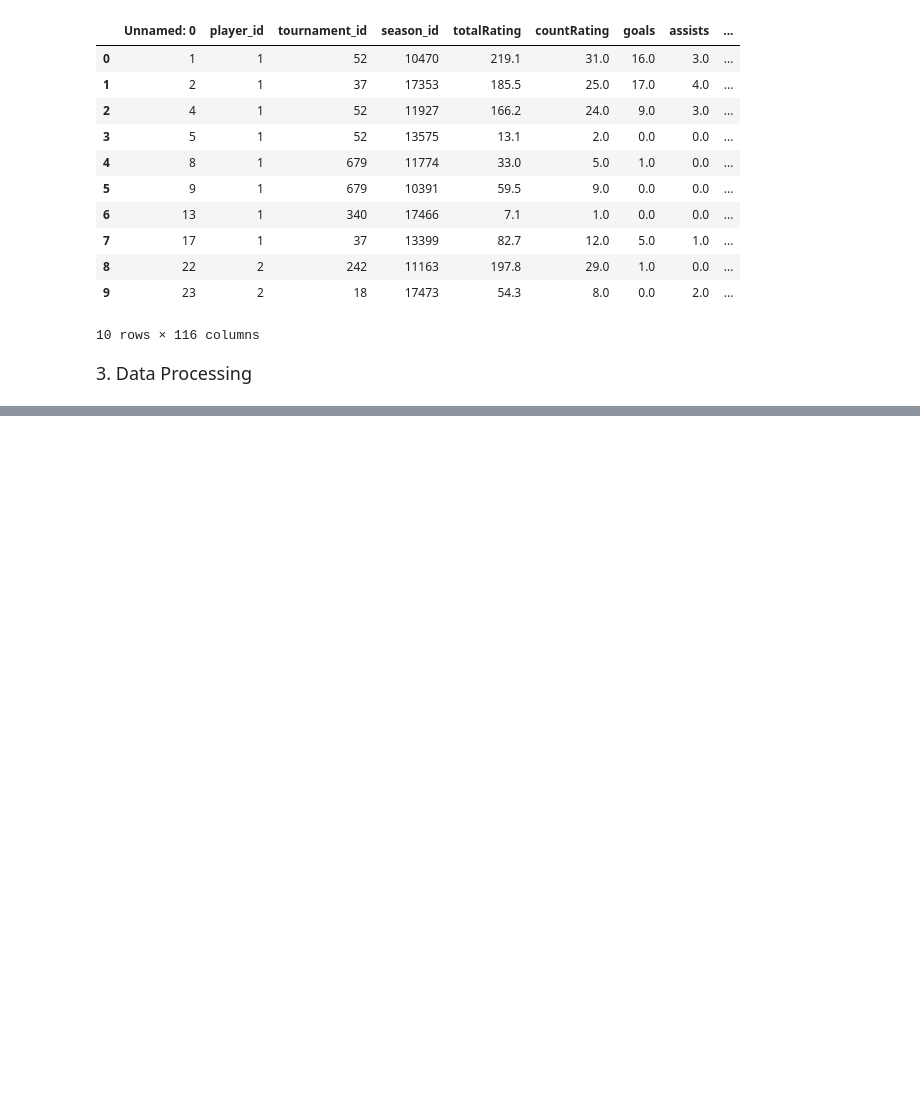
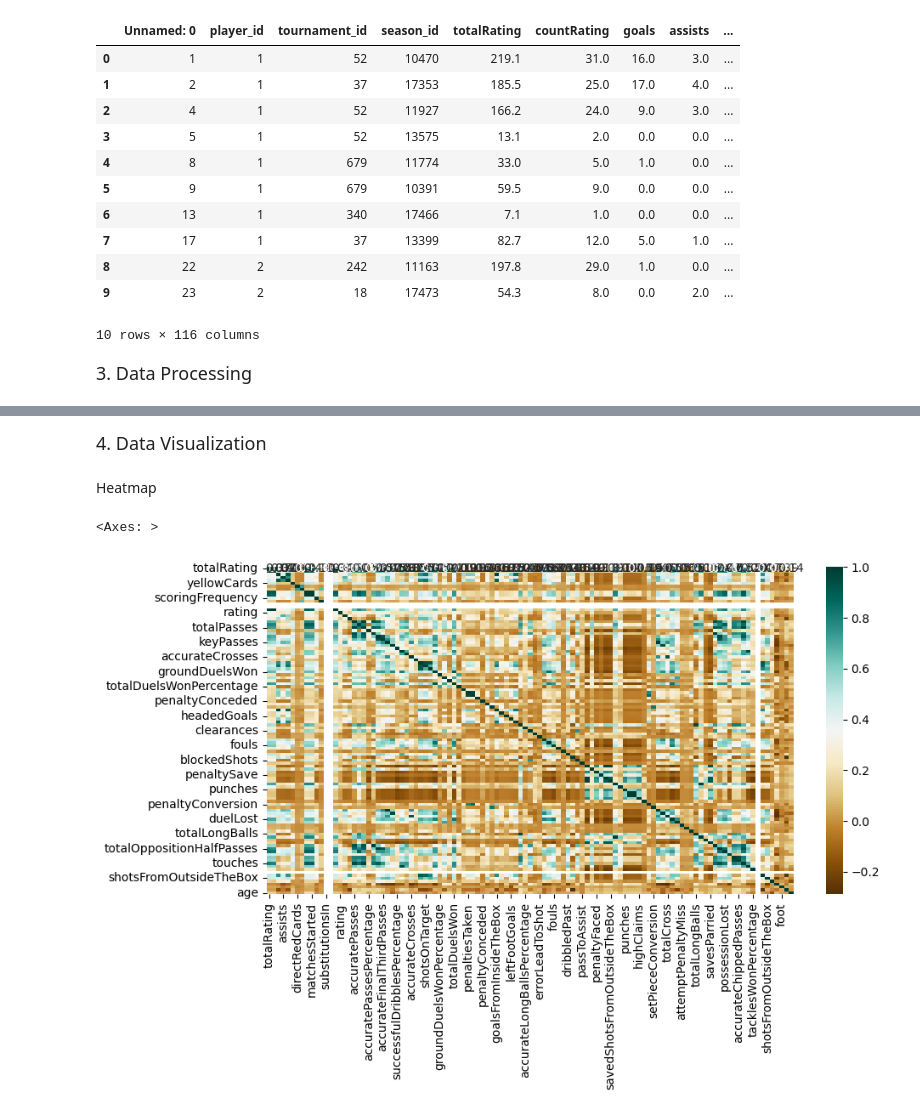
Before and after one commit to Manucians03/transfermarkt-football-player-evaluation, a Jupyter notebook: main.ipynb, the cells around one changed output, grey strips where cells are left out. Cells and saved outputs as stored; diff of their text form; code cells hidden in the pictures; blank space fills up the shorter version.

Commit message:
Data visualizaion done

```diff
--- a/main.ipynb
+++ b/main.ipynb
@@ -115,7 +111,3 @@ data['players_stats_per_season'].head(10)
 10 rows × 116 columns
 # %% [markdown]
 <font size="4">3. Data Processing</font>
-# %%
-# Drop columns that are not needed
-data['players_stats_per_season'].drop(columns = ['team>id', 'team>name', 'team>nameCode', 'team>ranking', 'tournament_id'], inplace = True)
-data['players_stats_per_season'].drop(columns=data['players_stats_per_season'].columns[0], axis=1, inplace=True)
@@ -124,3 +114,13 @@ KeyError: ('player_id', 'player_name')
+# %%
+#Drop columns that are not needed and process the data
+data['players'] = data['players'][['player_id', 'name','date_of_birth', 'height_in_cm', 'foot', 'position']]
+data['players']['date_of_birth'] = pd.to_datetime(data['players']['date_of_birth'], format = '%Y-%m-%d')
+data['players']['position'] = data['players']['position'].astype('category').cat.codes
+data['players']['foot'] = data['players']['foot'].astype('category').cat.codes
+
+
+#Extract age as of 2021 from date of birth
+data['players']['age'] = 2021 - data['players']['date_of_birth'].dt.year
 # %%
 stats_df = pd.merge(data['players_stats_per_season'], data['player_id_mapping'], on='player_id')
 stats_df = pd.merge(stats_df, data['season_mapping'], on='season_id')
@@ -141,11 +155,10 @@ max_indices = transfermarkt_df.groupby('player_id')['month'].idxmax()
 transfermarkt_df = transfermarkt_df.loc[max_indices]
 # %%
 results_df = pd.merge(stats_df, transfermarkt_df, left_on='player_name', right_on='name')
-for col in results_df.columns:
-    print(col)
 results_df.drop(results_df.columns[results_df.columns.str.contains('Unnamed',case = False)],axis = 1, inplace = True)
 # Drop unrelated columns
-results_df.drop(columns=['id', 'type','player_id_x','player_id_y','current_club_id','date','year','month','date_of_birth','season_id','season_name','competition','season','team>name', 'team>nameCode', 'team>ranking', 'team>id', ], inplace=True)
+results_df.drop(results_df.columns[results_df.columns.str.contains('unnamed',case = False)],axis = 1, inplace = True)
+results_df.drop(columns=['id', 'type','player_id_x','player_id_y','current_club_id','date','year','month','season_id','season_name','competition','season','team>name', 'team>nameCode', 'team>ranking', 'team>id','player_club_domestic_competition_id','tournament_id','name','date_of_birth'], inplace=True)
 
 for col in results_df.columns:
     print(col)
@@ -151,0 +183,15 @@ for col in results_df.columns:
+# %% [markdown]
+<font size="4">4. Data Visualization</font>
+# %%
+# Extract name
+name_column = results_df['player_name']
+results_df.drop('player_name', axis=1, inplace=True)
+# %% [markdown]
+Heatmap
+# %%
+plt.figure(figsize=(10,5))
+c= results_df.corr()
+sns.heatmap(c,cmap="BrBG",annot=True)
+# %% [output]
+<Axes: >
+[figure, added]
```
Also changed, not shown: parts of 7 cells of this notebook.
